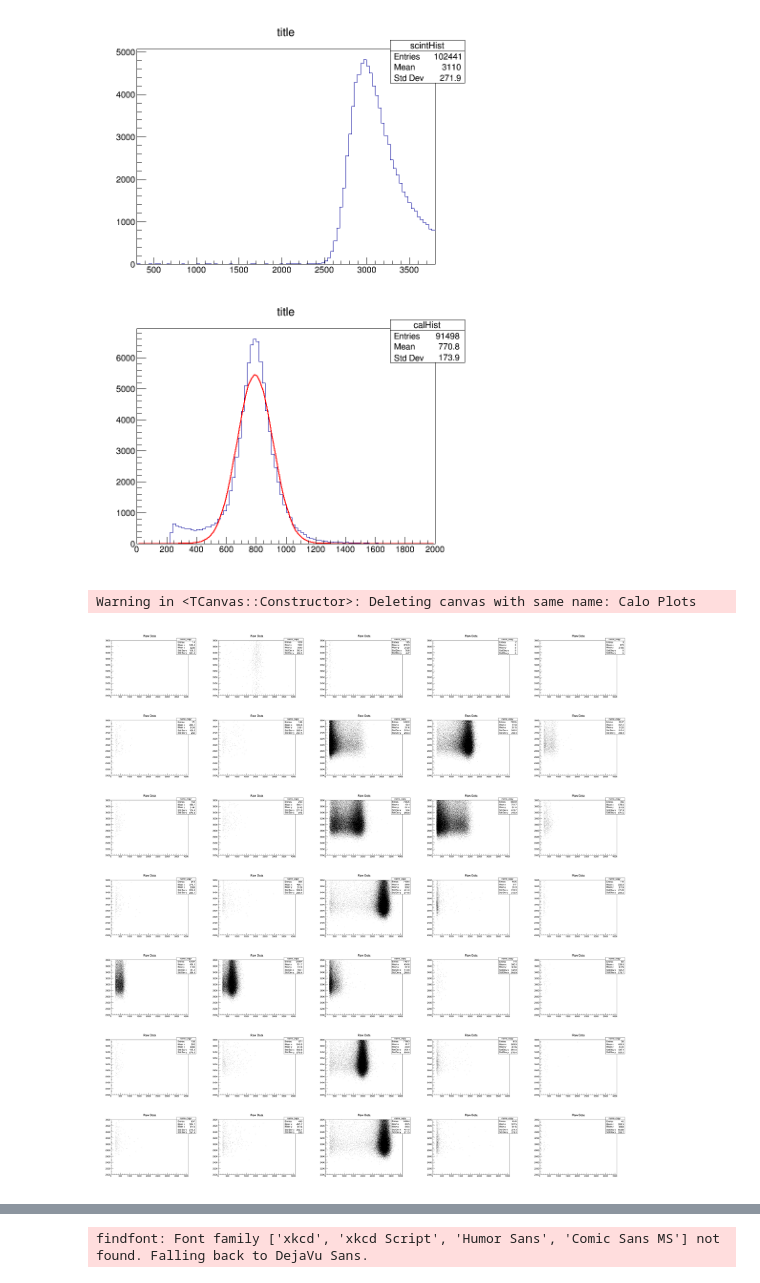
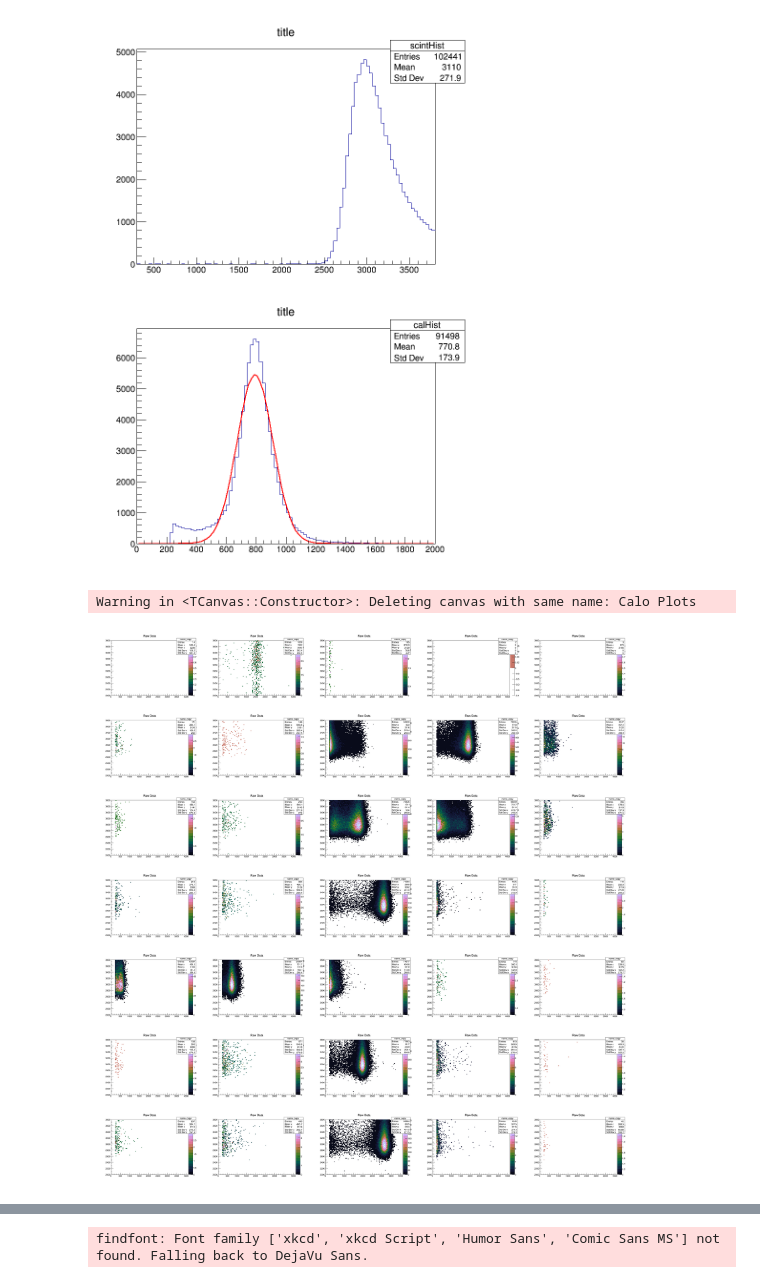
Before and after one commit to augustrainstorm/DESYChain, a Jupyter notebook: Sam/Calorimeter Data.ipynb, the cells around one changed output, grey strips where cells are left out. Drawn from its saved outputs; the diff is of its cells as text; code cells hidden in the pictures.

```diff
--- a/Sam/Calorimeter Data.ipynb
+++ b/Sam/Calorimeter Data.ipynb
@@ -33,31 +32,33 @@ c1.Draw()
 # %%
 runNumbersE=["1571906107",
              "1571933143",
              "1571932668",
              "1571934315",
              "1571937854",
              "1571939524",
              "1571950975"]
 #c1=TCanvas("Calo Plots", "CaloPlots", 4000, 600*math.ceiling(len(runNumbersE)/5))
 c1=TCanvas("Calo Plots", "CaloPlots", 4000, len(runNumbersE)*600)
 c1.Divide(5, len(runNumbersE))
 
 direct=1
 for run in runNumbersE:
     runName="/nfs/dust/fhlabs/group/BL4S/data/DESYChain/ConvertedData/" + run + ".root"
     importFile = TFile(runName, "READ")
     RAWdata=importFile.Get("RAWdata")
     hist1=TH2D("name", "Raw Data", 100, 0, 4100, 100, 2000, 3800)
     for i in [5, 1, 2, 3, 4]:
         c1.cd(direct)
         RAWdata.Draw("QDC0_ch0:QDC0_ch"+str(i)+">>name", "QDC0_ch0>300 && QDC0_ch0<3800 && QDC0_ch" + str(i) + ">230")
-        hist1.DrawCopy()
+        #gPad.SetLogz()
+        gStyle.SetPalette(kCubehelix)
+        hist1.DrawCopy("colz")
         direct+=1
 
 c1.Draw()
 # %% [output]
 Warning in <TCanvas::Constructor>: Deleting canvas with same name: Calo Plots
-[figure, old version]
+[figure, new version]
 # %%
 #We want to think of the 5 calorimeters as one big one
 #That means that for any event we add up the QDC data from all the calorimeters (above the pedestal)
```
Also changed, not shown: parts of 1 cell of this notebook, 1 other file.
